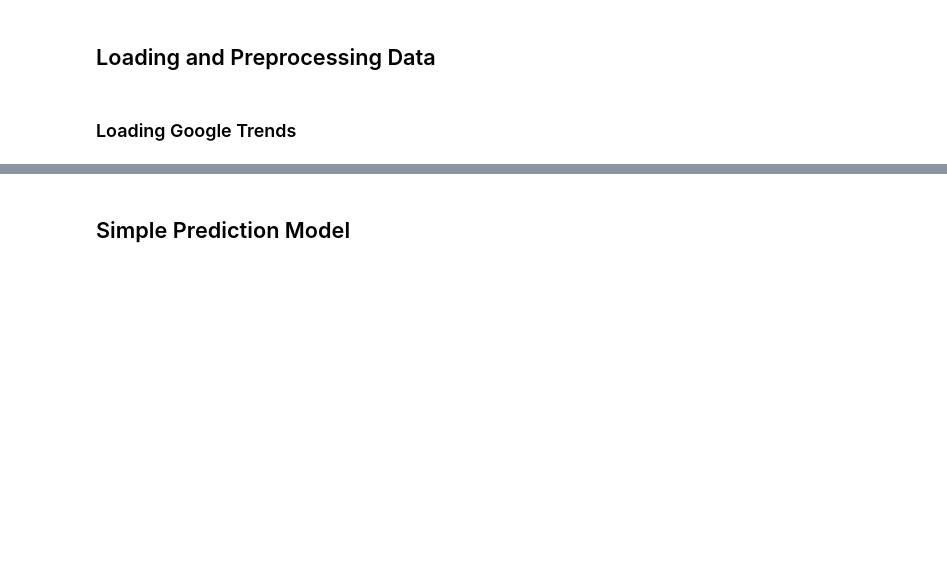
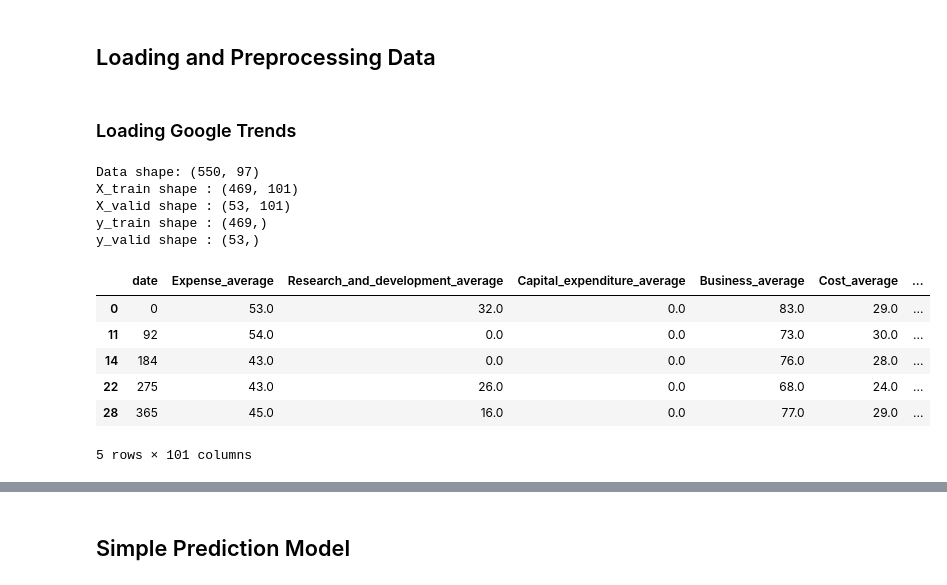
Before and after one commit to theS3b/Smoothing-Techniques-for-Predicting-High-Frequency-Time-Series, a Jupyter notebook: Simple NN Predictions Year to Year.ipynb, the cells around one changed output, grey strips where cells are left out. Saved outputs shown, nothing was run; the diff lists cells and outputs as text; code cells hidden in the pictures; blank space fills up the shorter version.

```diff
--- a/Simple NN Predictions Year to Year.ipynb
+++ b/Simple NN Predictions Year to Year.ipynb
@@ -37,15 +37,28 @@ TEST_ALL_GT_DATA = False # If set to True, the model will be trained on all avai
 
 TRAIN_PROPORTION = 0.90 if not TEST_ALL_GT_DATA else 1
 PAST_GDPS = [] if not TEST_ALL_GT_DATA else None # e.g. range(1, 3) or [1, 2]
+NB_PAST_GT = 1 if not TEST_ALL_GT_DATA else None # The number of past year-to-year Google Trends data to consider
 MODE = "pct" # None | "pct" | "diff"
 PERIOD = 4  # Year to year prediction
 # %%
 data, all_gdps, all_gts = load_data()
 
 print(f"Data shape: {data.shape}")
 
-
-preprocessor = Preprocessing(data=data, epsilon=EPS, mode=MODE, past_GDP_lags=PAST_GDPS, diff_period=PERIOD, all_GDPs=all_gdps, all_GTs=all_gts)
+preprocessor = Preprocessing(data=data, epsilon=EPS, mode=MODE, past_GDP_lags=PAST_GDPS, diff_period=PERIOD, all_GDPs=all_gdps, all_GTs=all_gts, nb_past_GT=NB_PAST_GT)
 X_train, y_train, X_valid, y_valid = preprocessor.preprocess_data(train_pct=TRAIN_PROPORTION)
 
 X_train[preprocessor.country_train == "Switzerland"].head()
+# %% [output]
+Data shape: (550, 97)
+X_train shape : (469, 101)
+X_valid shape : (53, 101)
+y_train shape : (469,)
+y_valid shape : (53,)
+|  | date | Expense_average | Research_and_development_average | Capital_expenditure_average | Business_average | Cost_average | ... |
+| 0 | 0 | 53.0 | 32.0 | 0.0 | 83.0 | 29.0 | ... |
+| 11 | 92 | 54.0 | 0.0 | 0.0 | 73.0 | 30.0 | ... |
+| 14 | 184 | 43.0 | 0.0 | 0.0 | 76.0 | 28.0 | ... |
+| 22 | 275 | 43.0 | 26.0 | 0.0 | 68.0 | 24.0 | ... |
+| 28 | 365 | 45.0 | 16.0 | 0.0 | 77.0 | 29.0 | ... |
+5 rows × 101 columns
```
Also changed, not shown: parts of 3 cells of this notebook, 1 other file.
